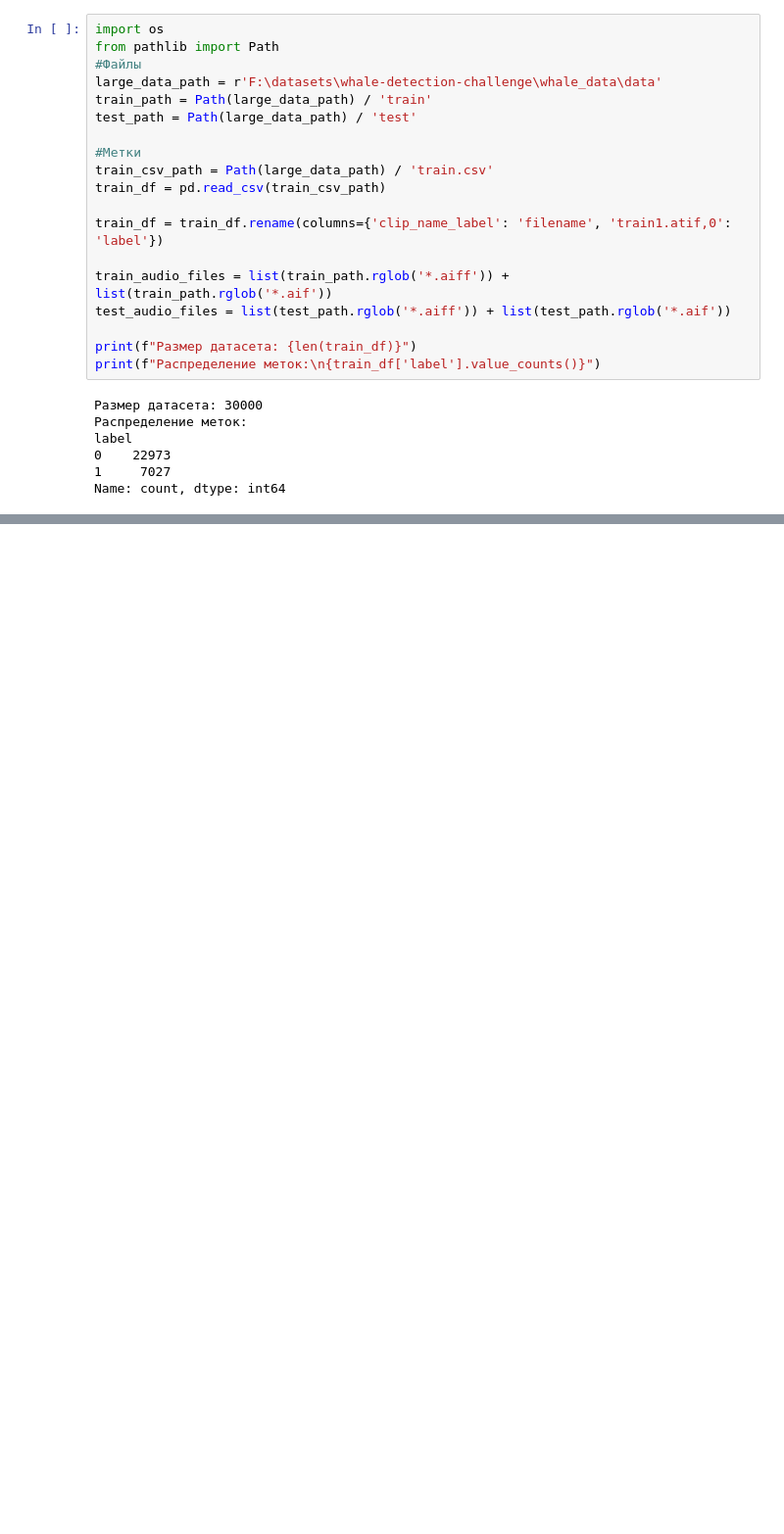
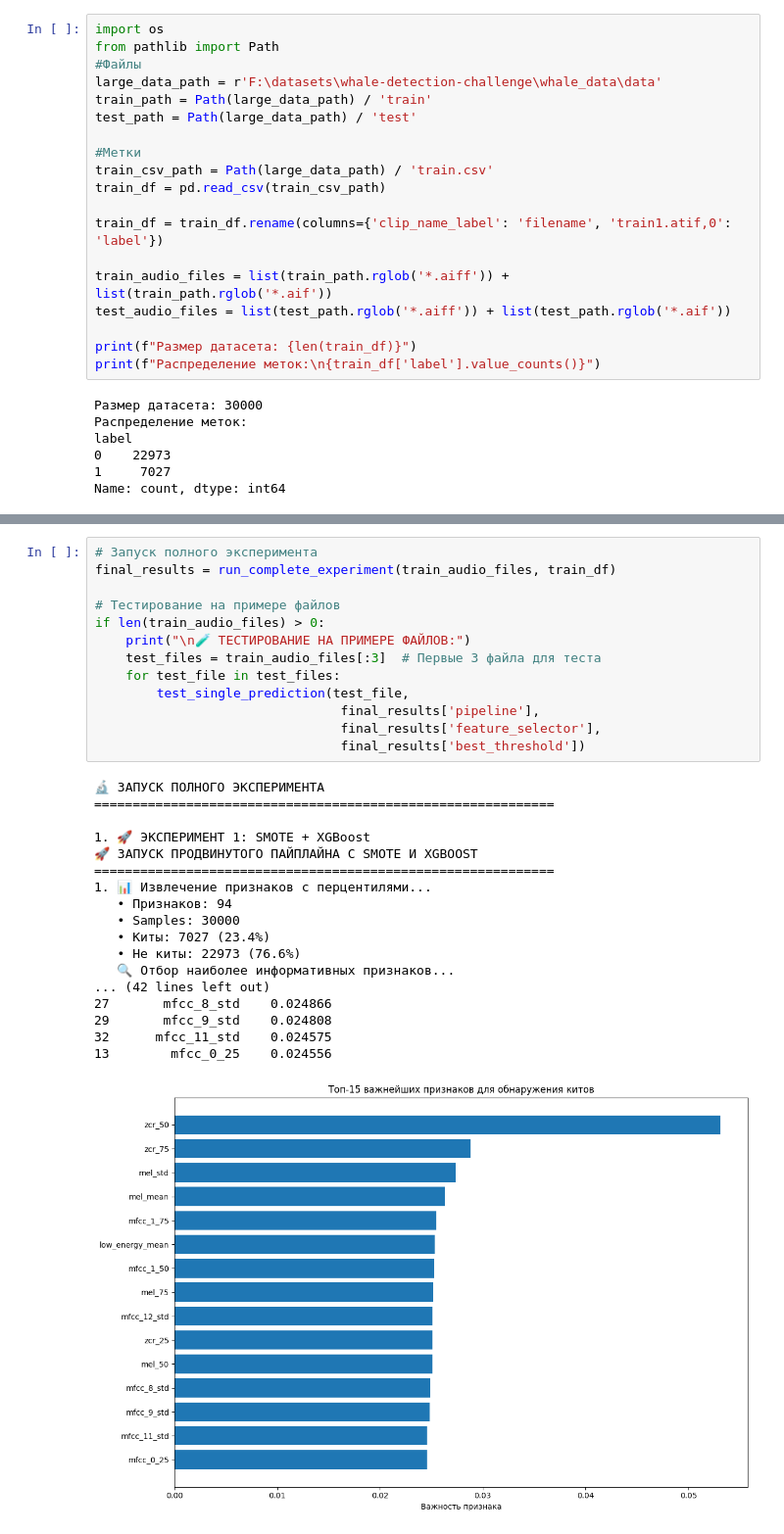
Before and after one commit to zerxtqwerx/Whales, a Jupyter notebook: code2.ipynb, the cells around one changed output, grey strips where cells are left out. Shown: that part at 98% size. Cells and saved outputs as stored; diff of their text form; blank space fills up the shorter version.

```diff
--- a/code2.ipynb
+++ b/code2.ipynb
@@ -1808,0 +562,32 @@ KeyboardInterrupt:
+# %%
+# Запуск полного эксперимента
+final_results = run_complete_experiment(train_audio_files, train_df)
+
+# Тестирование на примере файлов
+if len(train_audio_files) > 0:
+    print("\n🧪 ТЕСТИРОВАНИЕ НА ПРИМЕРЕ ФАЙЛОВ:")
+    test_files = train_audio_files[:3]  # Первые 3 файла для теста
+    for test_file in test_files:
+        test_single_prediction(test_file,
+                                final_results['pipeline'],
+                                final_results['feature_selector'],
+                                final_results['best_threshold'])
+# %% [output]
+🔬 ЗАПУСК ПОЛНОГО ЭКСПЕРИМЕНТА
+============================================================
+
+1. 🚀 ЭКСПЕРИМЕНТ 1: SMOTE + XGBoost
+🚀 ЗАПУСК ПРОДВИНУТОГО ПАЙПЛАЙНА С SMOTE И XGBOOST
+============================================================
+1. 📊 Извлечение признаков с перцентилями...
+   • Признаков: 94
+   • Samples: 30000
+   • Киты: 7027 (23.4%)
+   • Не киты: 22973 (76.6%)
+   🔍 Отбор наиболее информативных признаков...
+... (42 lines left out)
+27       mfcc_8_std    0.024866
+29       mfcc_9_std    0.024808
+32      mfcc_11_std    0.024575
+13        mfcc_0_25    0.024556
+[figure, added]
```
Also changed, not shown: parts of 31 cells of this notebook, 10 other files.
